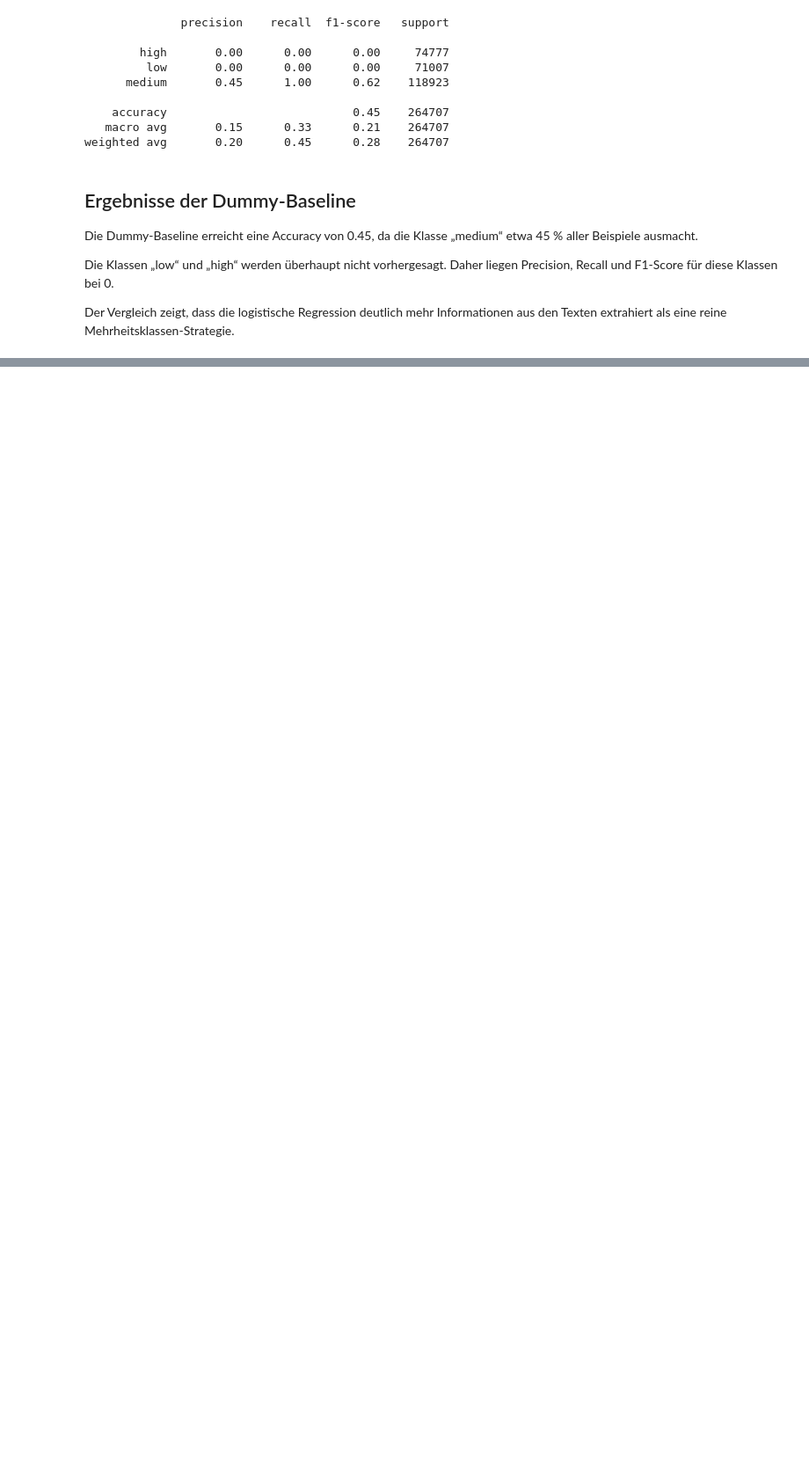
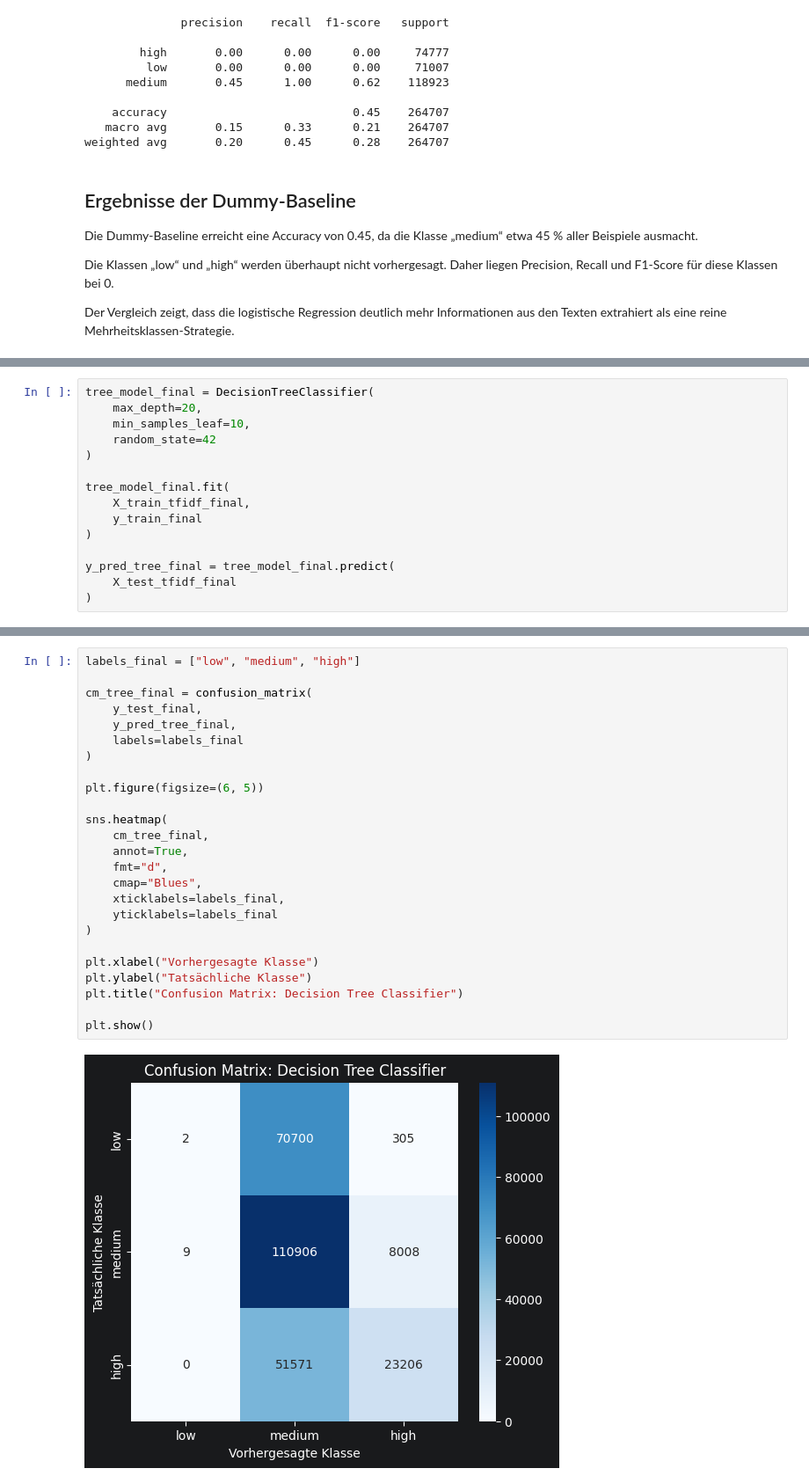
Before and after one commit to nourabdelmooty/SEP-Project-, a Jupyter notebook: notebooks/02_classification_emotion_intensity_updated.ipynb, the cells around one changed output, grey strips where cells are left out. Shown at 88% size. Cells and saved outputs as stored; diff of their text form; blank space fills up the shorter version.

```diff
--- a/notebooks/02_classification_emotion_intensity_updated.ipynb
+++ b/notebooks/02_classification_emotion_intensity_updated.ipynb
@@ -3025,0 +3259,15 @@ Die Verbesserung der Accuracy um 20 Prozentpunkte sowie die deutlich höheren F1
+# %%
+tree_model_final = DecisionTreeClassifier(
+    max_depth=20,
+    min_samples_leaf=10,
+    random_state=42
+)
+
+tree_model_final.fit(
+    X_train_tfidf_final,
+    y_train_final
+)
+
+y_pred_tree_final = tree_model_final.predict(
+    X_test_tfidf_final
+)
@@ -3025,0 +3306,27 @@ Die Verbesserung der Accuracy um 20 Prozentpunkte sowie die deutlich höheren F1
+# %%
+labels_final = ["low", "medium", "high"]
+
+cm_tree_final = confusion_matrix(
+    y_test_final,
+    y_pred_tree_final,
+    labels=labels_final
+)
+
+plt.figure(figsize=(6, 5))
+
+sns.heatmap(
+    cm_tree_final,
+    annot=True,
+    fmt="d",
+    cmap="Blues",
+    xticklabels=labels_final,
+    yticklabels=labels_final
+)
+
+plt.xlabel("Vorhergesagte Klasse")
+plt.ylabel("Tatsächliche Klasse")
+plt.title("Confusion Matrix: Decision Tree Classifier")
+
+plt.show()
+# %% [output]
+[figure, added]
```
Also changed, not shown: parts of 36 cells of this notebook, 5 other files.
